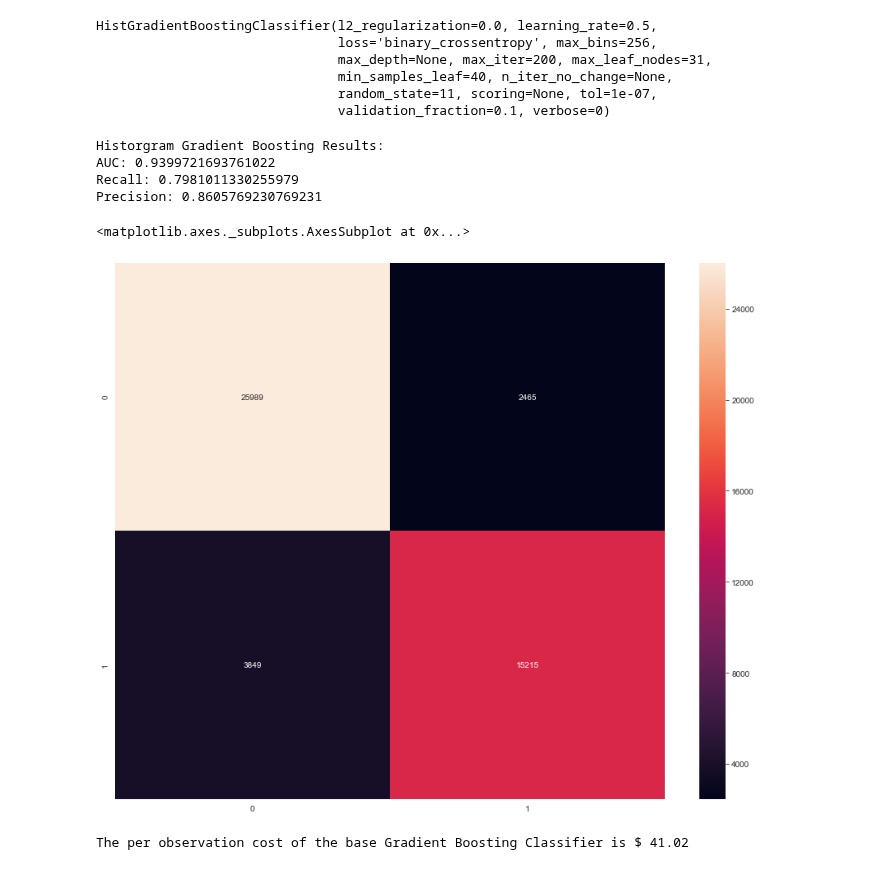
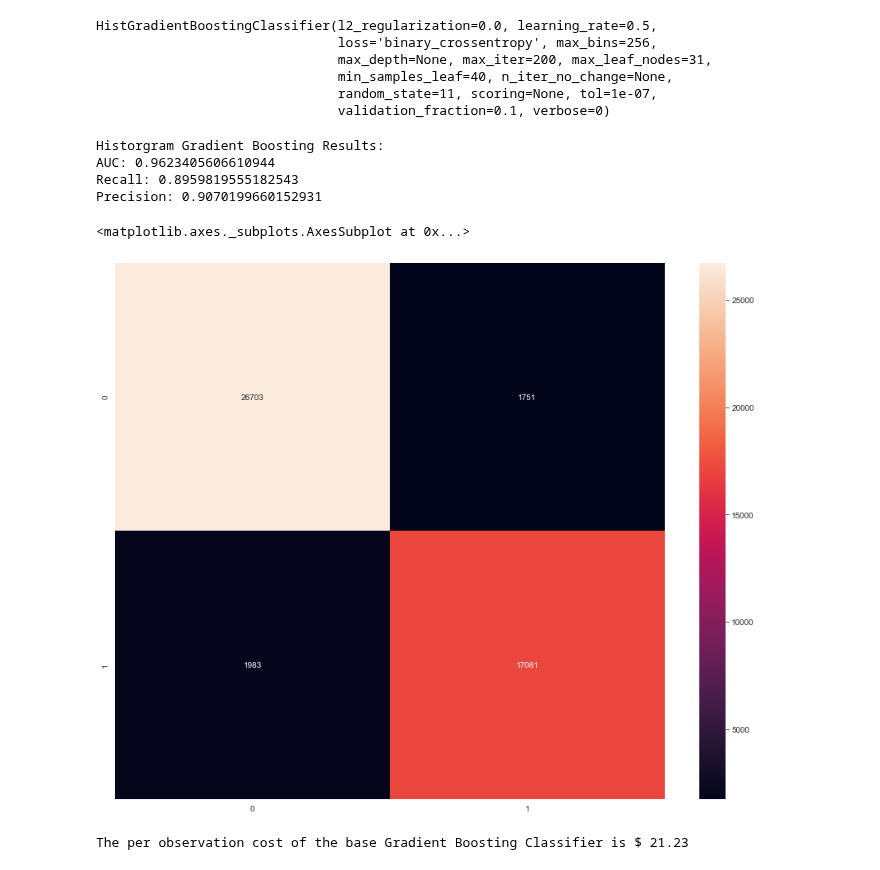
Before and after one commit to andrewmejia600/DS7333, a Jupyter notebook: CASE_STUDY_FINAL/case_study_14_code_sm.ipynb, the cells around one changed output. Saved outputs shown, nothing was run; the diff lists cells and outputs as text; code cells hidden in the pictures.

```diff
--- a/CASE_STUDY_FINAL/case_study_14_code_sm.ipynb
+++ b/CASE_STUDY_FINAL/case_study_14_code_sm.ipynb
@@ -832,30 +832,30 @@ clf_hgbc = HistGradientBoostingClassifier(l2_regularization=0.0, learning_rate=0
                                random_state=11, scoring=None, tol=1e-07,
                                validation_fraction=0.1, verbose=0)
 clf_hgbc.fit(data_m_train, data_m_train_target)
-pred_hgbc = clf_gbc.predict(data_m_test)
-y_score_hgbc = clf_gbc.predict_proba(data_m_test)[:,-1]
+pred_hgbc = clf_hgbc.predict(data_m_test)
+y_score_hgbc = clf_hgbc.predict_proba(data_m_test)[:,-1]
 
 print("Historgram Gradient Boosting Results:\nAUC:", roc_auc_score(data_m_test_target, y_score_hgbc))
 print("Recall:",  recall_score(data_m_test_target, pred_hgbc, average='binary'))
 print("Precision:",  precision_score(data_m_test_target, pred_hgbc, average='binary'))
 # %% [output]
 Historgram Gradient Boosting Results:
-AUC: 0.9399721693761022
-Recall: 0.7981011330255979
-Precision: 0.8605769230769231
+AUC: 0.9623405606610944
+Recall: 0.8959819555182543
+Precision: 0.9070199660152931
 # %%
-cm_gbc = confusion_matrix(data_m_test_target, pred_gbc)
-sns.heatmap(cm_gbc, annot=True, fmt='d')
+cm_hgbc = confusion_matrix(data_m_test_target, pred_hgbc)
+sns.heatmap(cm_hgbc, annot=True, fmt='d')
 # %% [output]
 <matplotlib.axes._subplots.AxesSubplot at 0x...>
-[figure, old version]
+[figure, new version]
 # %%
 #Gradient Boosting Classifier base cost:
 
-cost = (500*cm_gbc[1,0])+(10*cm_gbc[0,1])
+cost = (500*cm_hgbc[1,0])+(10*cm_hgbc[0,1])
 print("The per observation cost of the base Gradient Boosting Classifier is $",round(cost/len(data_m_test),2))
 # %% [output]
-The per observation cost of the base Gradient Boosting Classifier is $ 41.02
+The per observation cost of the base Gradient Boosting Classifier is $ 21.23
 # %%
 # get threshold array
 p, r, thresholds = precision_recall_curve(data_m_test_target, y_score_hgbc)
```
Also changed, not shown: parts of 6 cells of this notebook.
